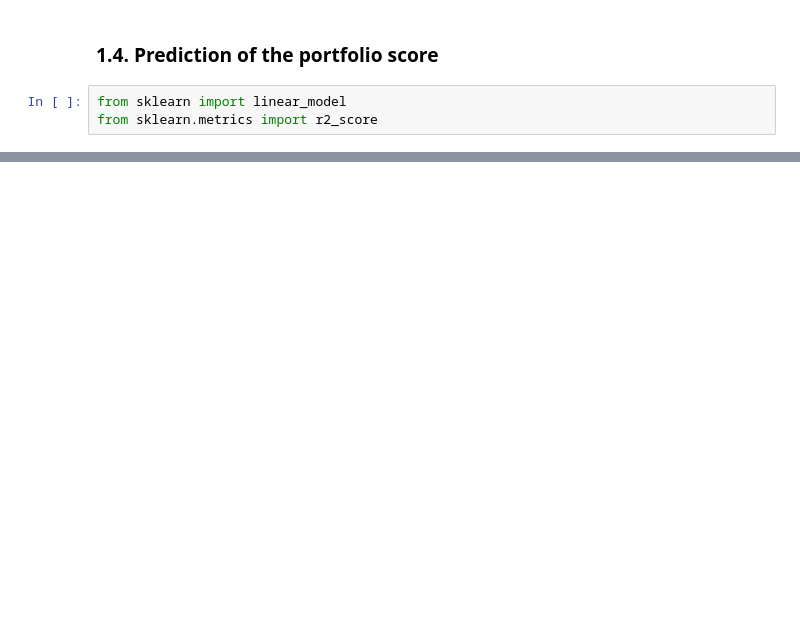
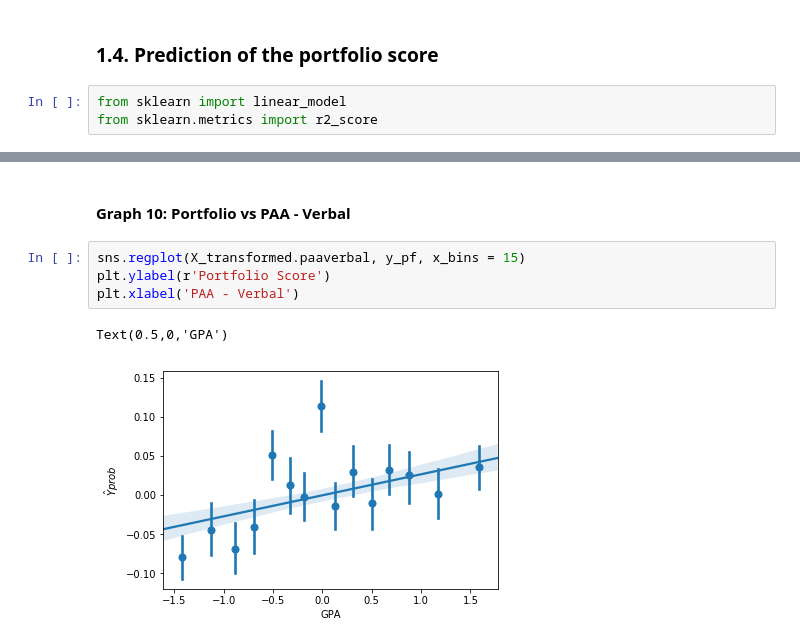
Before and after one commit to teacher-quality/teacher-predictions, a Jupyter notebook: Predictions_teachers.ipynb, the cells around one changed output, grey strips where cells are left out. Saved outputs shown, nothing was run; the diff lists cells and outputs as text; blank space fills up the shorter version.

```diff
--- a/Predictions_teachers.ipynb
+++ b/Predictions_teachers.ipynb
@@ -327,0 +334,9 @@ from sklearn.metrics import r2_score
+# %% [markdown]
+#### Graph 10: Portfolio vs PAA - Verbal
+# %%
+sns.regplot(X_transformed.paaverbal, y_pf, x_bins = 15)
+plt.ylabel(r'Portfolio Score')
+plt.xlabel('PAA - Verbal')
+# %% [output]
+Text(0.5,0,'GPA')
+[figure, added]
```
Also changed, not shown: parts of 19 cells of this notebook.
